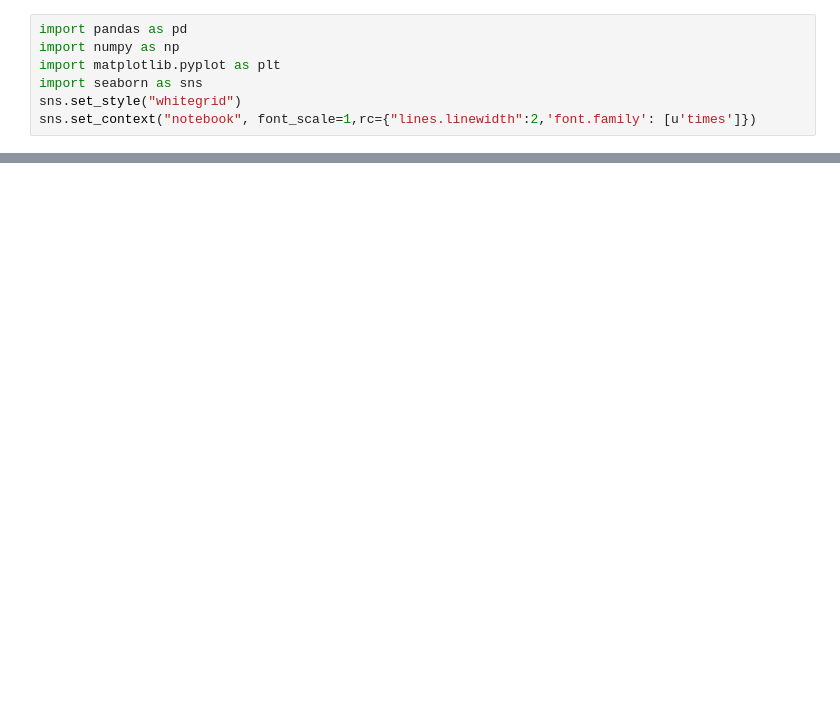
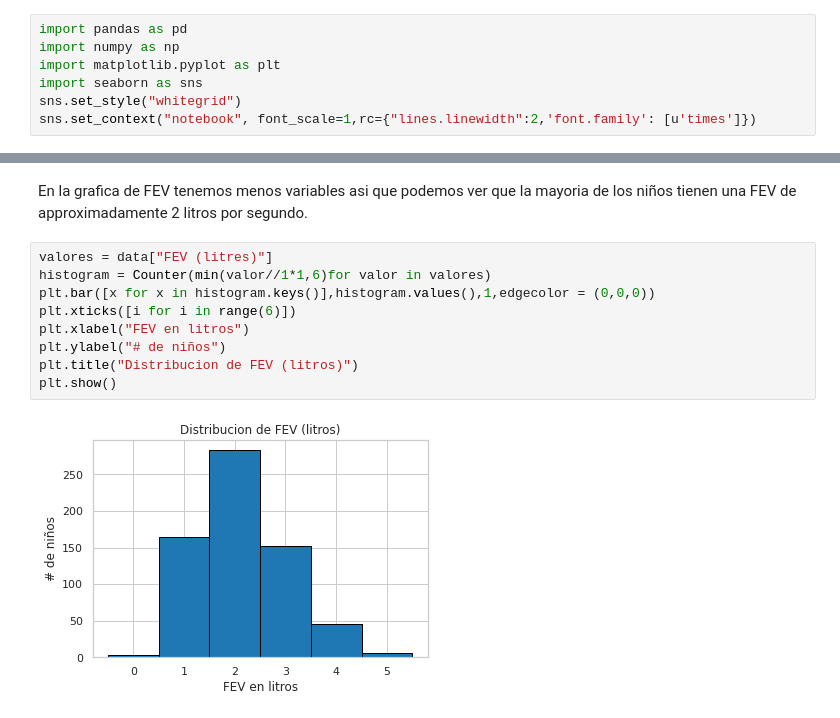
Before and after one commit to RodoBP/TC10025_A01250513, a Jupyter notebook: Mapas de calor y boxplots/Mapas de calor y boxplots.ipynb, the cells around one changed output, grey strips where cells are left out. Saved outputs shown, nothing was run; the diff lists cells and outputs as text; blank space fills up the shorter version.

```diff
--- a/Mapas de calor y boxplots/Mapas de calor y boxplots.ipynb
+++ b/Mapas de calor y boxplots/Mapas de calor y boxplots.ipynb
@@ -89,0 +115,13 @@ plt.show()
+# %% [markdown]
+En la grafica de FEV tenemos menos variables asi que podemos ver que la mayoria de los niños tienen una FEV de approximadamente 2 litros por segundo.
+# %%
+valores = data["FEV (litres)"]
+histogram = Counter(min(valor//1*1,6)for valor in valores)
+plt.bar([x for x in histogram.keys()],histogram.values(),1,edgecolor = (0,0,0))
+plt.xticks([i for i in range(6)])
+plt.xlabel("FEV en litros")
+plt.ylabel("# de niños")
+plt.title("Distribucion de FEV (litros)")
+plt.show()
+# %% [output]
+[figure, added]
```
Also changed, not shown: parts of 38 cells of this notebook, 1 other file.
